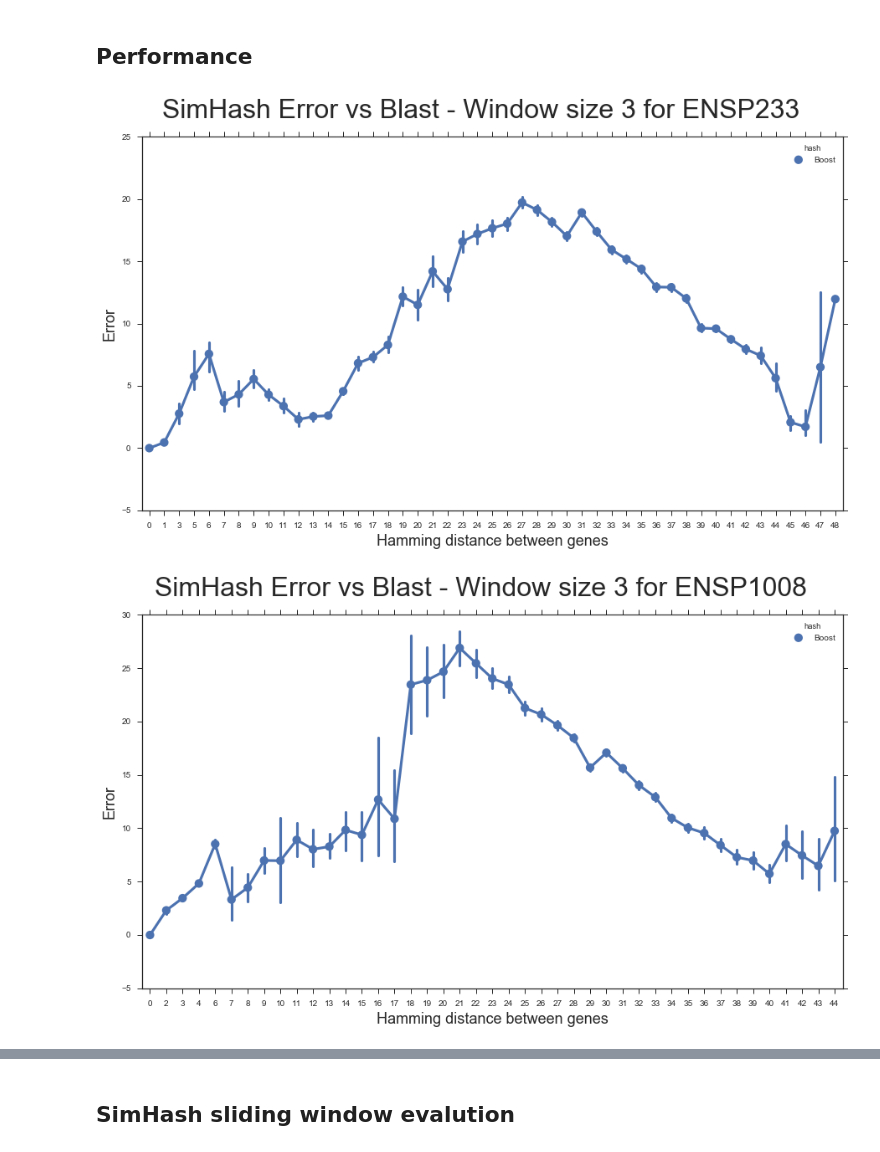
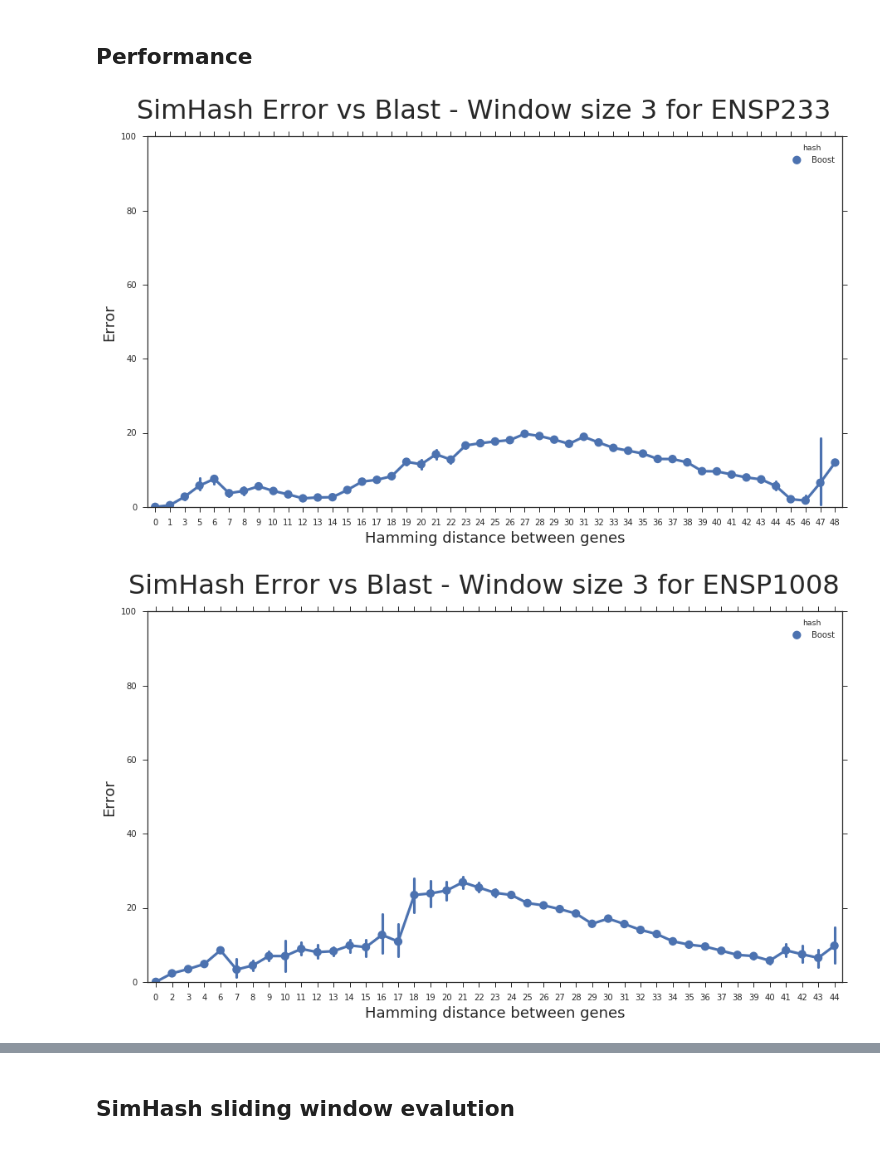
Before and after one commit to Weenkus/Phylo-research, a Jupyter notebook: results_simHash/blast_comparison/SimHash vs Blast performance.ipynb, the cells around one changed output, grey strips where cells are left out. Cells and saved outputs as stored; diff of their text form; code cells hidden in the pictures.

```diff
--- a/results_simHash/blast_comparison/SimHash vs Blast performance.ipynb
+++ b/results_simHash/blast_comparison/SimHash vs Blast performance.ipynb
@@ -84,24 +84,27 @@ sns.set(style="ticks")
 # %%
 plt.figure(figsize=(15,8))
 sns.pointplot(x="ham_distance", y="error", hue="hash", data=simhash_ENSP233_boost_3,size=30, aspect=2)
 plt.ylabel('Error', fontsize=18)
 plt.xlabel('Hamming distance between genes', fontsize=18)
 plt.suptitle("SimHash Error vs Blast - Window size 3 for ENSP233", fontsize = 32)
+plt.ylim(0.0,100.0)
 plt.savefig("SimHash Error vs Blast - Window size 3 for ENSP233.png")
 
 plt.figure(figsize=(15,8))
 sns.pointplot(x="ham_distance", y="error", hue="hash", data=simhash_ENSP1008_boost_3,size=30, aspect=2)
 plt.ylabel('Error', fontsize=18)
 plt.xlabel('Hamming distance between genes', fontsize=18)
 plt.suptitle("SimHash Error vs Blast - Window size 3 for ENSP1008", fontsize = 32)
+plt.ylim(0.0,100.0)
 plt.savefig("SimHash Error vs Blast - Window size 3 for ENSP1008.png")
 
 plt.figure(figsize=(15,8))
 sns.pointplot(x="ham_distance", y="error", hue="hash", data=simhash_ENSP1146_boost_3,size=30, aspect=2)
 plt.ylabel('Error', fontsize=18)
 plt.xlabel('Hamming distance between genes', fontsize=18)
 plt.suptitle("SimHash Error vs Blast - Window size 3 for ENSP1146", fontsize = 32)
+plt.ylim(0.0,100.0)
 plt.savefig("SimHash Error vs Blast - Window size 3 for ENSP1146.png")
 # %% [output]
-[figure, old version]
+[figure, new version]
-[figure, old version]
+[figure, new version]
```
Also changed, not shown: parts of 3 cells of this notebook, 12 other files.
